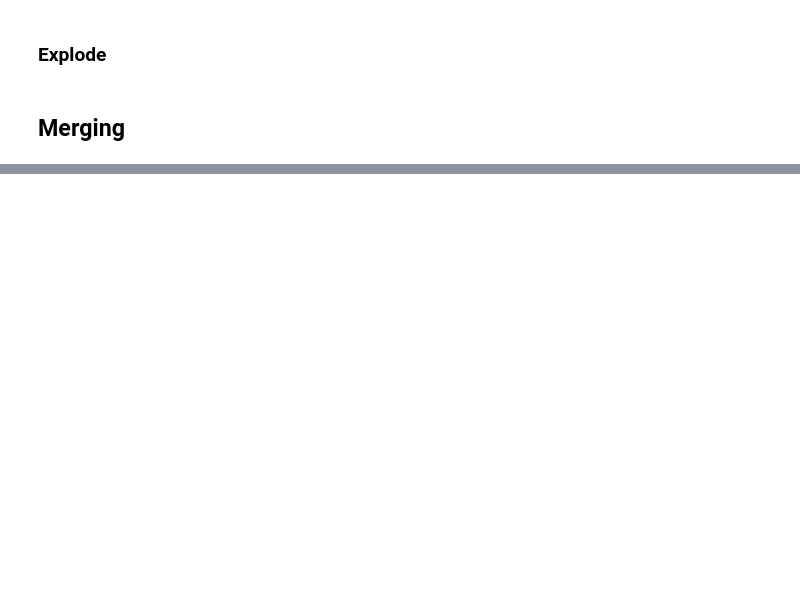
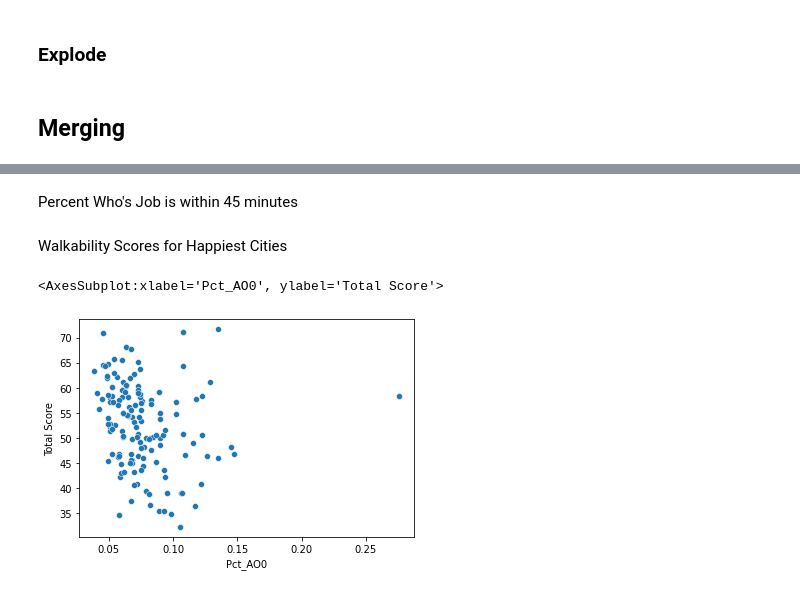
Before and after one commit to haleyej/330_final_project, a Jupyter notebook: process_data.ipynb, the cells around one changed output, grey strips where cells are left out. Drawn from its saved outputs; the diff is of its cells as text; code cells hidden in the pictures; blank space fills up the shorter version.

```diff
--- a/process_data.ipynb
+++ b/process_data.ipynb
@@ -95,0 +116,11 @@ ValueError: cannot handle a non-unique multi-index!
+# %% [markdown]
+<p>Percent Who's Job is within 45 minutes</p>
+# %% [markdown]
+<p>Walkability Scores for Happiest Cities</p>
+# %%
+# weak inverse relatioship between not owning a car and happiness
+# wealth as a confounding variable?
+sns.scatterplot(x = 'Pct_AO0', y = 'Total Score', data = df )
+# %% [output]
+<AxesSubplot:xlabel='Pct_AO0', ylabel='Total Score'>
+[figure, added]
```
Also changed, not shown: parts of 30 cells of this notebook.
